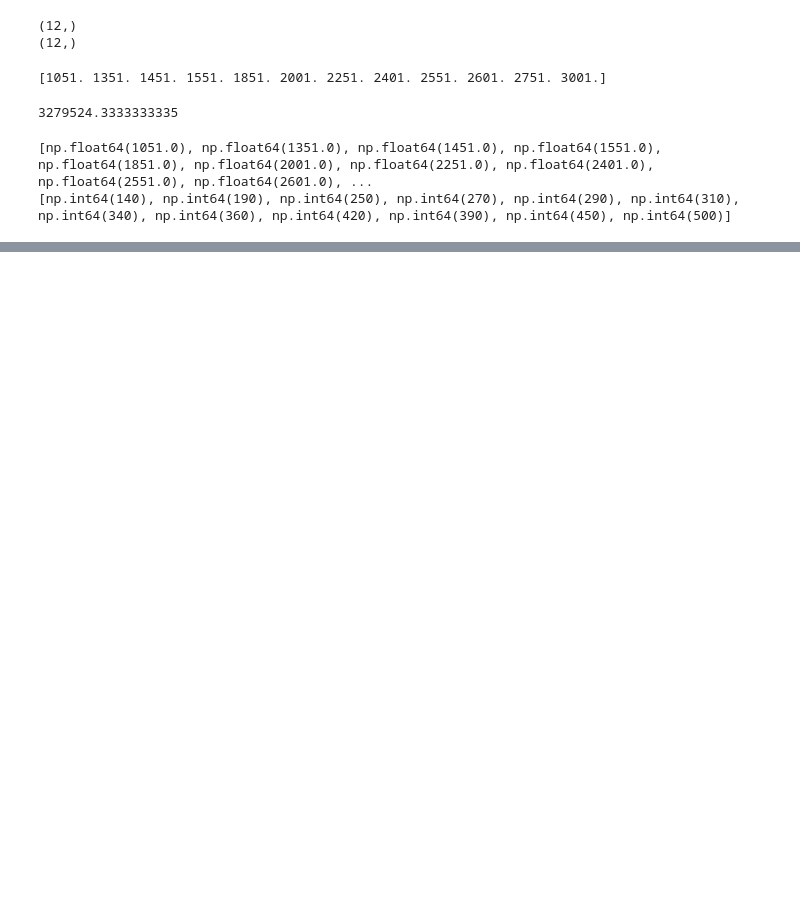
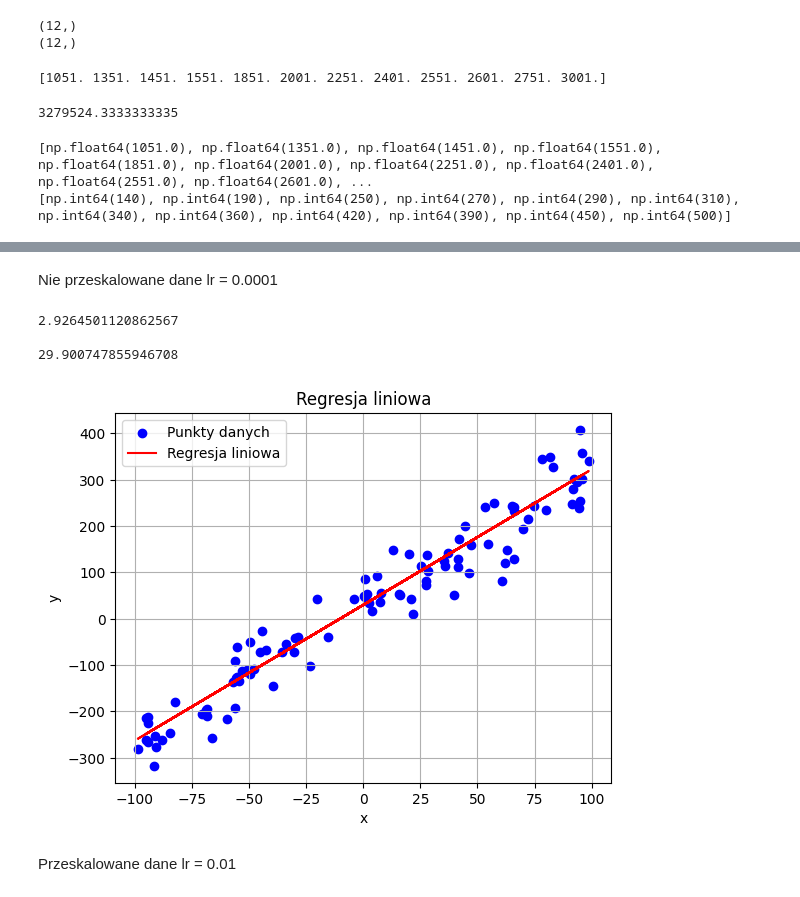
Before and after one commit to szymonszwedzinskiii/DataTemplates, a Jupyter notebook: Linearregression.ipynb, the cells around one changed output, grey strips where cells are left out. Cells and saved outputs as stored; diff of their text form; code cells hidden in the pictures; blank space fills up the shorter version.

```diff
--- a/Linearregression.ipynb
+++ b/Linearregression.ipynb
@@ -57,0 +126,47 @@ print(list(y))
+# %% [markdown]
+Nie przeskalowane dane lr = 0.0001
+# %%
+
+w = 3
+b = 30
+
+y = w * x + b + noise
+
+epochs = 100
+lr = 0.0001
+n = len(x)
+
+for _ in range(epochs):
+  y_pred = w * x + b
+  error = y -y_pred
+  dw = -2 * np.sum(x * error) / n
+  db = -2 * np.sum(error) / n
+
+  # Aktualizacja
+  w -= lr * dw
+  b -= lr * db
+
+print(w)
+print()
+
+print(b)
+y_pred = model(x,w,b)
+
+
+
+plt.scatter(x, y, color='blue', label='Punkty danych')
+plt.plot(x, w*x+b, color='red', label='Regresja liniowa')
+
+plt.xlabel('x')
+plt.ylabel('y')
+plt.title('Regresja liniowa')
+plt.legend()
+plt.grid(True)
+plt.show()
+# %% [output]
+2.9264501120862567
+
+29.900747855946708
+[figure, added]
+# %% [markdown]
+Przeskalowane dane lr = 0.01
```
Also changed, not shown: parts of 4 cells of this notebook.
